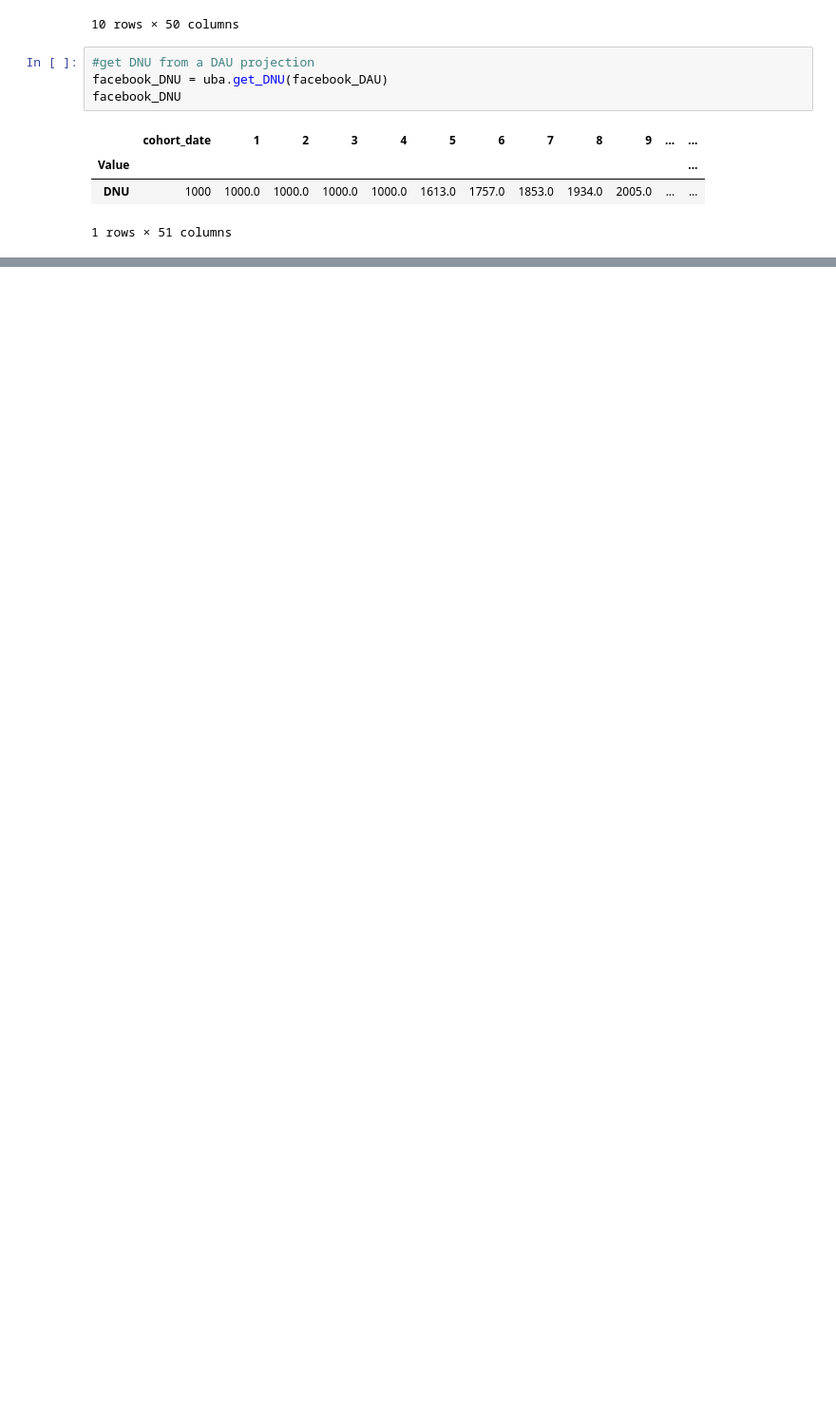
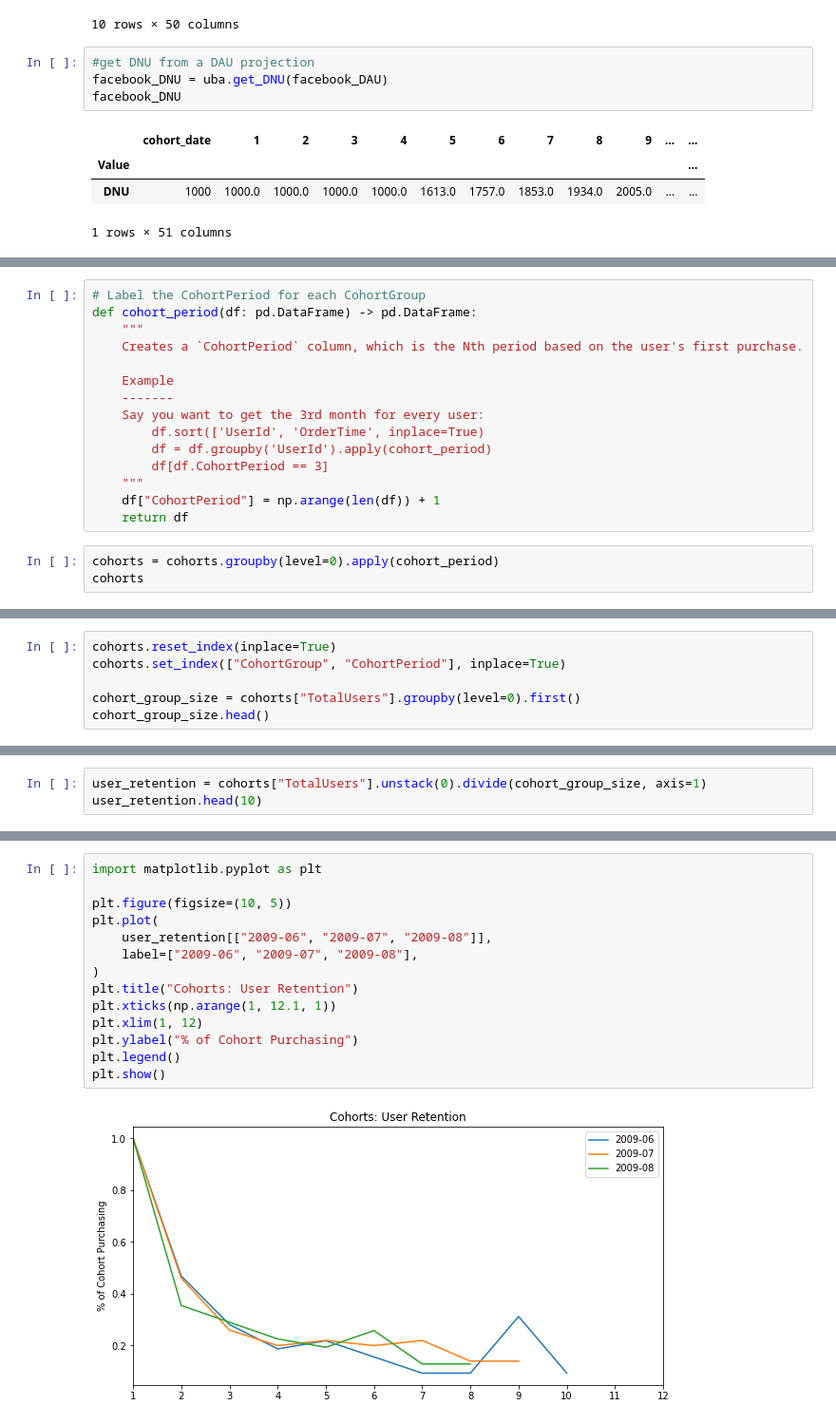
Before and after one commit to ds-wook/pyuba, a Jupyter notebook: examples.ipynb, the cells around one changed output, grey strips where cells are left out. Shown at 95% size. Saved outputs shown, nothing was run; the diff lists cells and outputs as text; blank space fills up the shorter version.

```diff
--- a/examples.ipynb
+++ b/examples.ipynb
@@ -92,0 +165,18 @@ uba.plot_forward_DAU_stacked(
+# %%
+# Label the CohortPeriod for each CohortGroup
+def cohort_period(df: pd.DataFrame) -> pd.DataFrame:
+    """
+    Creates a `CohortPeriod` column, which is the Nth period based on the user's first purchase.
+
+    Example
+    -------
+    Say you want to get the 3rd month for every user:
+        df.sort(['UserId', 'OrderTime', inplace=True)
+        df = df.groupby('UserId').apply(cohort_period)
+        df[df.CohortPeriod == 3]
+    """
+    df["CohortPeriod"] = np.arange(len(df)) + 1
+    return df
+# %%
+cohorts = cohorts.groupby(level=0).apply(cohort_period)
+cohorts
@@ -92,0 +198,6 @@ uba.plot_forward_DAU_stacked(
+# %%
+cohorts.reset_index(inplace=True)
+cohorts.set_index(["CohortGroup", "CohortPeriod"], inplace=True)
+
+cohort_group_size = cohorts["TotalUsers"].groupby(level=0).first()
+cohort_group_size.head()
@@ -92,0 +212,3 @@ uba.plot_forward_DAU_stacked(
+# %%
+user_retention = cohorts["TotalUsers"].unstack(0).divide(cohort_group_size, axis=1)
+user_retention.head(10)
@@ -92,0 +248,16 @@ uba.plot_forward_DAU_stacked(
+# %%
+import matplotlib.pyplot as plt
+
+plt.figure(figsize=(10, 5))
+plt.plot(
+    user_retention[["2009-06", "2009-07", "2009-08"]],
+    label=["2009-06", "2009-07", "2009-08"],
+)
+plt.title("Cohorts: User Retention")
+plt.xticks(np.arange(1, 12.1, 1))
+plt.xlim(1, 12)
+plt.ylabel("% of Cohort Purchasing")
+plt.legend()
+plt.show()
+# %% [output]
+[figure, added]
```
Also changed, not shown: parts of 14 cells of this notebook.
